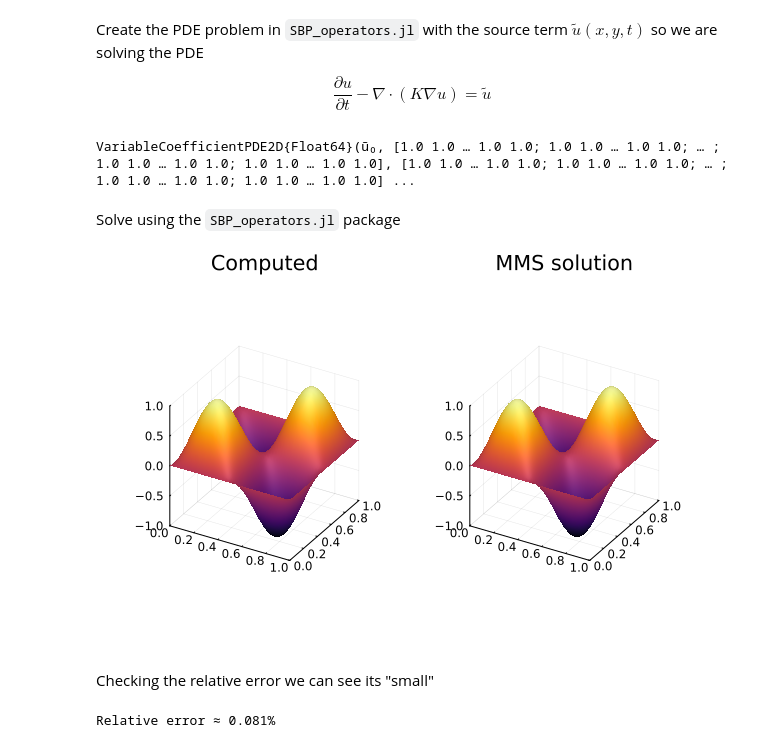
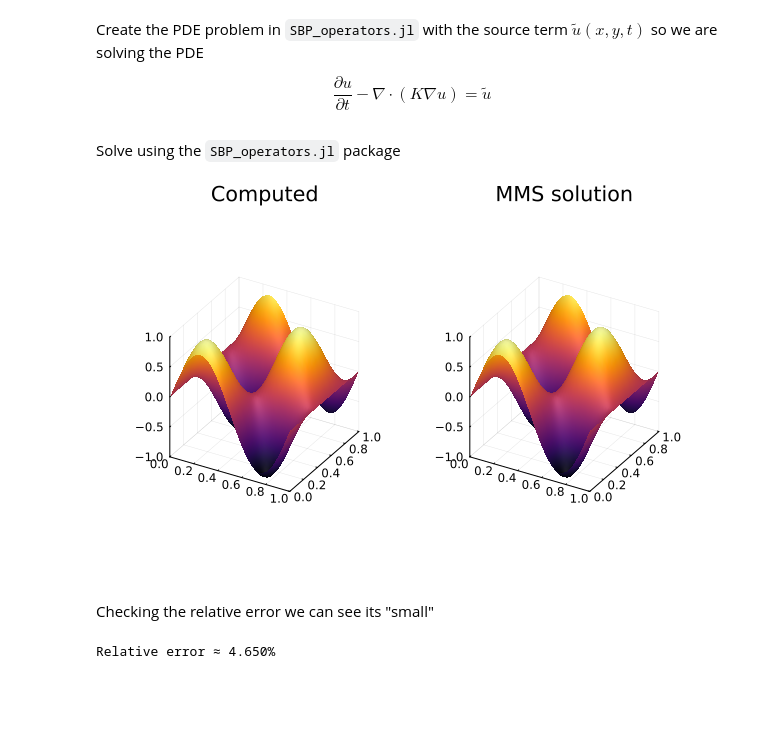
Before and after one commit to Spiffmeister/FaADE.jl, a Jupyter notebook: testing/MMS/2DMMSTest.ipynb, the cells around one changed output. Saved outputs shown, nothing was run; the diff lists cells and outputs as text; code cells hidden in the pictures; blank space fills up the shorter version.

```diff
--- a/testing/MMS/2DMMSTest.ipynb
+++ b/testing/MMS/2DMMSTest.ipynb
@@ -15,6 +17,6 @@ nx = 41
 ny = 41
 Dom = Grid2D(𝒟x,𝒟y,nx,ny)
 
-Δt = 0.1* min(Dom.Δx^2,Dom.Δy^2)
-t_f = 100Δt
+Δt = 0.01* min(Dom.Δx^2,Dom.Δy^2)
+t_f = 0.05
 # %% [output]
@@ -49,12 +57,9 @@ F (generic function with 1 method)
 # %% [markdown]
 Plot the solution at the final time step
 # %%
-nt = 100
-u_MMS = zeros(Dom.nx,Dom.ny,nt)
-tarry = collect(range(0.0,t_f,step=Δt))
-for j = 1:Dom.nx
-    for i = 1:Dom.ny
-        for k = 1:nt
+u_MMS = zeros(Dom.nx,Dom.ny,2)
+tarry = [0.0,t_f]
+for j = 1:Dom.nx; for i = 1:Dom.ny; for k = 1:length(tarry)
             u_MMS[i,j,k] = ũ(Dom.gridx[i],Dom.gridy[j],tarry[k])
         end
     end
@@ -109,32 +78,31 @@ $$
 # Diffusion coefficients
 kx = ky = zeros(Float64,nx,ny) .+ 1.0;
 
+
 # Boundary conditions from the MMS
-BoundaryLeft = Boundary(Dirichlet,Bxũ,Left,1)
-BoundaryRight = Boundary(Dirichlet,Bxũ,Right,1)
-BoundaryUp = Boundary(Dirichlet,Byũ,Up,2)
-BoundaryDown = Boundary(Dirichlet,Byũ,Down,2)
+BoundaryLeft    = Boundary(Dirichlet,BxLũ,Left,1)
+BoundaryRight   = Boundary(Dirichlet,BxRũ,Right,1)
+BoundaryUp      = Boundary(Dirichlet,ByLũ,Up,2)
+BoundaryDown    = Boundary(Dirichlet,ByRũ,Down,2)
 
 order = 2
 method = :cgie
 
-P = VariableCoefficientPDE2D(ũ₀,kx,ky,order,BoundaryLeft,BoundaryRight,BoundaryUp,BoundaryDown)
+P = VariableCoefficientPDE2D(ũ₀,kx,ky,order,BoundaryLeft,BoundaryRight,BoundaryUp,BoundaryDown);
-# %% [output]
-VariableCoefficientPDE2D{Float64}(ũ₀, [1.0 1.0 … 1.0 1.0; 1.0 1.0 … 1.0 1.0; … ; 1.0 1.0 … 1.0 1.0; 1.0 1.0 … 1.0 1.0], [1.0 1.0 … 1.0 1.0; 1.0 1.0 … 1.0 1.0; … ; 1.0 1.0 … 1.0 1.0; 1.0 1.0 … 1.0 1.0] ...
 # %% [markdown]
 Solve using the `SBP_operators.jl` package
 # %%
 soln = solve(P,Dom,Δt,t_f,:cgie,source=F);
 # %%
 l2 = @layout [a b]
-p2 = surface(Dom.gridy,Dom.gridx,soln.u[2],layout=l2,colorbar=false,title="Computed",zlims=(-1.0,1.0))
-surface!(p2[2],Dom.gridy,Dom.gridx,u_MMS[:,:,end],colorbar=false,title="MMS solution",zlims=(-1.0,1.0))
+p2 = surface(Dom.gridy,Dom.gridx,soln.u[1],layout=l2,colorbar=false,title="Computed",zlims=(-1.0,1.0))
+surface!(p2[2],Dom.gridy,Dom.gridx,u_MMS[:,:,1],colorbar=false,title="MMS solution",zlims=(-1.0,1.0))
 # %% [output]
-[figure, old version]
+[figure, new version]
 # %% [markdown]
 Checking the relative error we can see its "small"
 # %%
 relerr = norm(soln.u[2] .- u_MMS[:,:,end])/norm(u_MMS[:,:,end])
 @printf("Relative error ≈ %1.3f%%",relerr*100)
 # %% [output]
-Relative error ≈ 0.081%
+Relative error ≈ 4.650%
```
Also changed, not shown: parts of 6 cells of this notebook, 2 other files.
